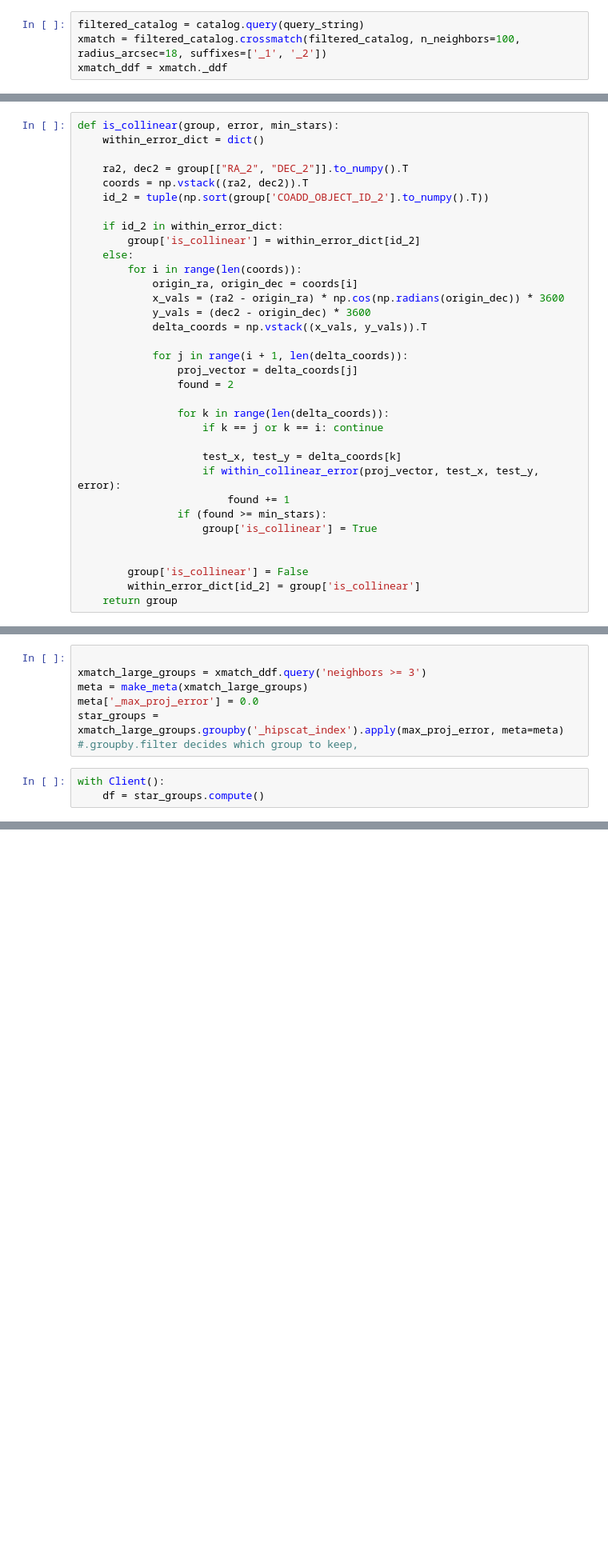
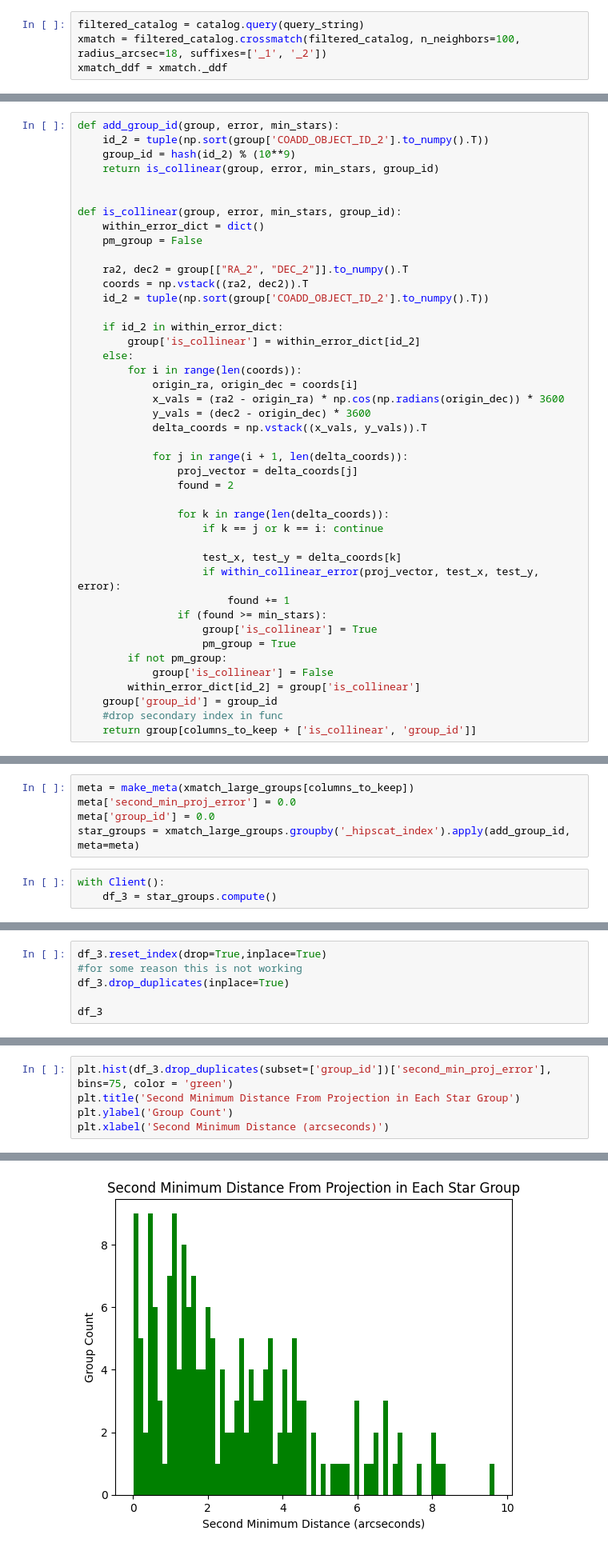
Before and after one commit to JoaoDPassos/brown-dwarf-search, a Jupyter notebook: xmatch_dask.ipynb, the cells around one changed output, grey strips where cells are left out. Shown at 80% size. Cells and saved outputs as stored; diff of their text form; blank space fills up the shorter version.

```diff
--- a/xmatch_dask.ipynb
+++ b/xmatch_dask.ipynb
@@ -88,6 +138,13 @@ def max_proj_error(group):
 # %%
-def is_collinear(group, error, min_stars):
+def add_group_id(group, error, min_stars):
+    id_2 = tuple(np.sort(group['COADD_OBJECT_ID_2'].to_numpy().T))
+    group_id = hash(id_2) % (10**9)
+    return is_collinear(group, error, min_stars, group_id)
+
+
+def is_collinear(group, error, min_stars, group_id):
     within_error_dict = dict()
+    pm_group = False
 
     ra2, dec2 = group[["RA_2", "DEC_2"]].to_numpy().T
     coords = np.vstack((ra2, dec2)).T
@@ -114,8 +171,10 @@ def is_collinear(group, error, min_stars):
                         found += 1
                 if (found >= min_stars):
                     group['is_collinear'] = True
-
-
-        group['is_collinear'] = False
+                    pm_group = True
+        if not pm_group:
+            group['is_collinear'] = False
         within_error_dict[id_2] = group['is_collinear']
-    return group
+    group['group_id'] = group_id
+    #drop secondary index in func
+    return group[columns_to_keep + ['is_collinear', 'group_id']]
@@ -122,10 +280,8 @@ def is_collinear(group, error, min_stars):
 # %%
-
-xmatch_large_groups = xmatch_ddf.query('neighbors >= 3')
-meta = make_meta(xmatch_large_groups)
-meta['_max_proj_error'] = 0.0
-star_groups = xmatch_large_groups.groupby('_hipscat_index').apply(max_proj_error, meta=meta)
-#.groupby.filter decides which group to keep,
+meta = make_meta(xmatch_large_groups[columns_to_keep])
+meta['second_min_proj_error'] = 0.0
+meta['group_id'] = 0.0
+star_groups = xmatch_large_groups.groupby('_hipscat_index').apply(add_group_id, meta=meta)
 # %%
 with Client():
-    df = star_groups.compute()
+    df_3 = star_groups.compute()
@@ -168,0 +288,6 @@ df
+# %%
+df_3.reset_index(drop=True,inplace=True)
+#for some reason this is not working
+df_3.drop_duplicates(inplace=True)
+
+df_3
@@ -168,0 +308,6 @@ df
+# %%
+plt.hist(df_3.drop_duplicates(subset=['group_id'])['second_min_proj_error'], bins=75, color = 'green')
+plt.title('Second Minimum Distance From Projection in Each Star Group')
+plt.ylabel('Group Count')
+plt.xlabel('Second Minimum Distance (arcseconds)')
+# %% [output]
@@ -168,0 +315 @@ df
+[figure, added]
```
Also changed, not shown: parts of 19 cells of this notebook.
